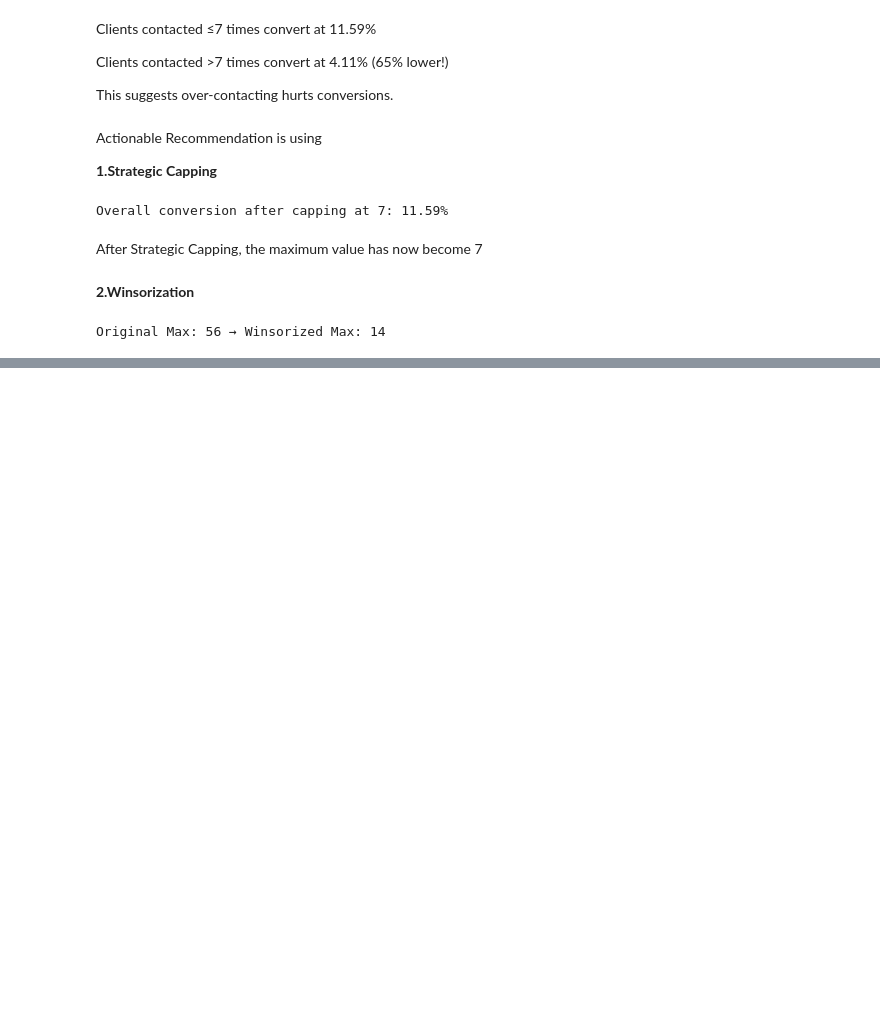
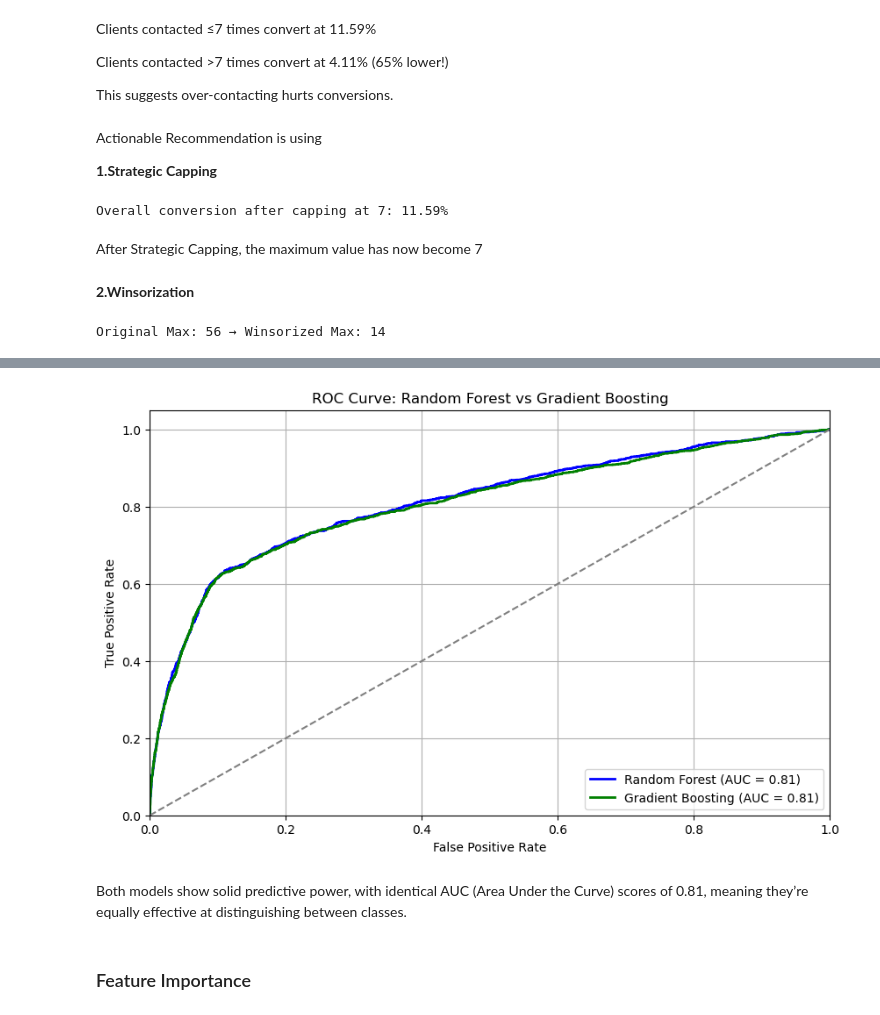
Before and after one commit to leenarganta/bank_marketing_campaign, a Jupyter notebook: notebooks/Final_Bank_Marketing_Model.ipynb, the cells around one changed output, grey strips where cells are left out. Cells and saved outputs as stored; diff of their text form; code cells hidden in the pictures; blank space fills up the shorter version.

```diff
--- a/notebooks/Final_Bank_Marketing_Model.ipynb
+++ b/notebooks/Final_Bank_Marketing_Model.ipynb
@@ -931,0 +1169,17 @@ data.to_csv("bank_marketing_cleaned.csv", index=False)
+# %%
+# Define the pipeline
+gb_pipeline = Pipeline([
+    ('preprocessor', preprocessor),
+    ('classifier', GradientBoostingClassifier(random_state=42))
+])
+
+# Fit the model
+gb_pipeline.fit(X_train, y_train)
+
+# Predict on test set
+y_pred_gb = gb_pipeline.predict(X_test)
+
+# Evaluation
+print("Gradient Boosting Performance:")
+print(confusion_matrix(y_test, y_pred_gb))
+print(classification_report(y_test, y_pred_gb))
@@ -931,0 +1394,35 @@ data.to_csv("bank_marketing_cleaned.csv", index=False)
+# %%
+from sklearn.metrics import roc_curve, auc
+import matplotlib.pyplot as plt
+
+# Predict probabilities
+y_proba_rf = rf_search.best_estimator_.predict_proba(X_test)[:, 1]
+y_proba_gb = gb_search.best_estimator_.predict_proba(X_test)[:, 1]
+
+# Compute ROC curves and AUC
+fpr_rf, tpr_rf, _ = roc_curve(y_test, y_proba_rf)
+roc_auc_rf = auc(fpr_rf, tpr_rf)
+
+fpr_gb, tpr_gb, _ = roc_curve(y_test, y_proba_gb)
+roc_auc_gb = auc(fpr_gb, tpr_gb)
+
+# Plot
+plt.figure(figsize=(10, 6))
+plt.plot(fpr_rf, tpr_rf, color='blue', lw=2, label='Random Forest (AUC = %0.2f)' % roc_auc_rf)
+plt.plot(fpr_gb, tpr_gb, color='green', lw=2, label='Gradient Boosting (AUC = %0.2f)' % roc_auc_gb)
+
+plt.plot([0, 1], [0, 1], color='gray', linestyle='--')
+plt.xlim([0.0, 1.0])
+plt.ylim([0.0, 1.05])
+plt.xlabel('False Positive Rate')
+plt.ylabel('True Positive Rate')
+plt.title('ROC Curve: Random Forest vs Gradient Boosting')
+plt.legend(loc="lower right")
+plt.grid(True)
+plt.show()
+# %% [output]
+[figure, added]
+# %% [markdown]
+Both models show solid predictive power, with identical AUC (Area Under the Curve) scores of 0.81, meaning they’re equally effective at distinguishing between classes.
+# %% [markdown]
+### Feature Importance
```
Also changed, not shown: parts of 27 cells of this notebook.
